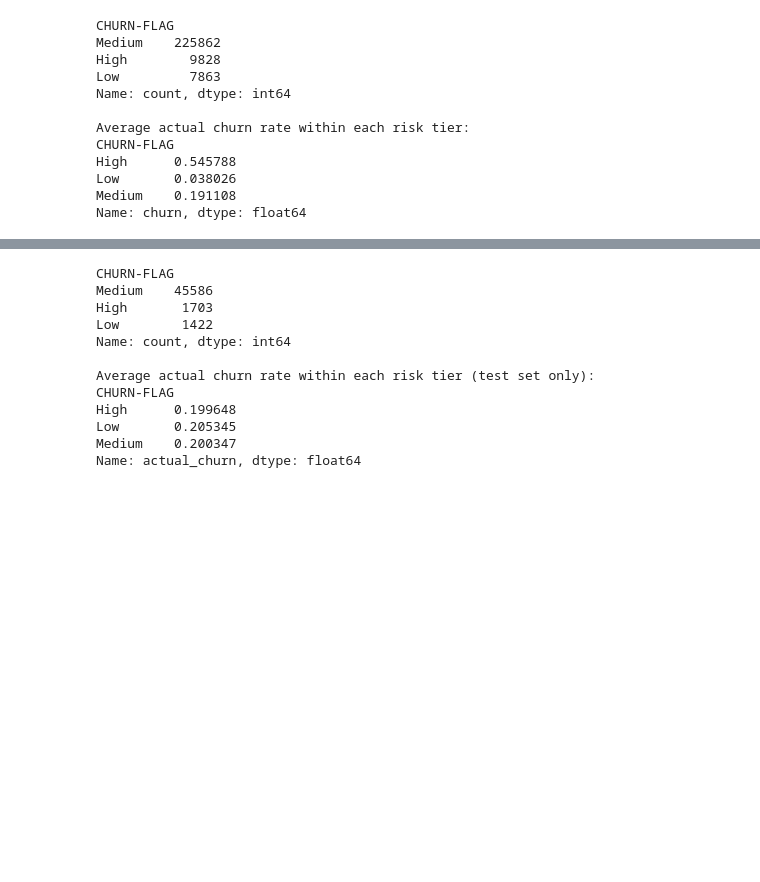
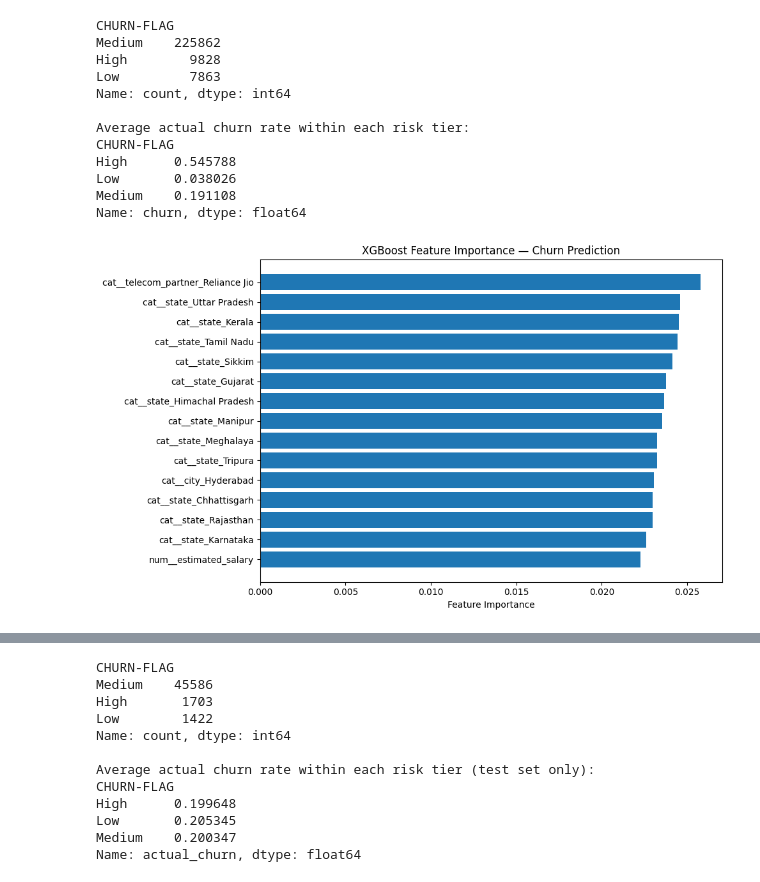
Before and after one commit to priyakumar88380/Healthcare-Patient-Billing-Analysis, a Jupyter notebook: PRCL_0017_NoChurn_Telecom_Prediction.ipynb, the cells around one changed output, grey strips where cells are left out. Saved outputs shown, nothing was run; the diff lists cells and outputs as text; code cells hidden in the pictures; blank space fills up the shorter version.

```diff
--- a/PRCL_0017_NoChurn_Telecom_Prediction.ipynb
+++ b/PRCL_0017_NoChurn_Telecom_Prediction.ipynb
@@ -387,3 +387,22 @@ High      0.545788
 Low       0.038026
 Medium    0.191108
 Name: churn, dtype: float64
+# %%
+import matplotlib.pyplot as plt
+import numpy as np
+
+# Get feature names after one-hot encoding
+feature_names = preprocessor.get_feature_names_out()
+importances = best_pipe.named_steps['classifier'].feature_importances_
+
+# Sort and plot top 15
+indices = np.argsort(importances)[::-1][:15]
+plt.figure(figsize=(10,6))
+plt.barh(range(len(indices)), importances[indices][::-1])
+plt.yticks(range(len(indices)), [feature_names[i] for i in indices][::-1])
+plt.xlabel("Feature Importance")
+plt.title("XGBoost Feature Importance — Churn Prediction")
+plt.tight_layout()
+plt.show()
+# %% [output]
+[figure, added]
```
Also changed, not shown: parts of 3 cells of this notebook.
